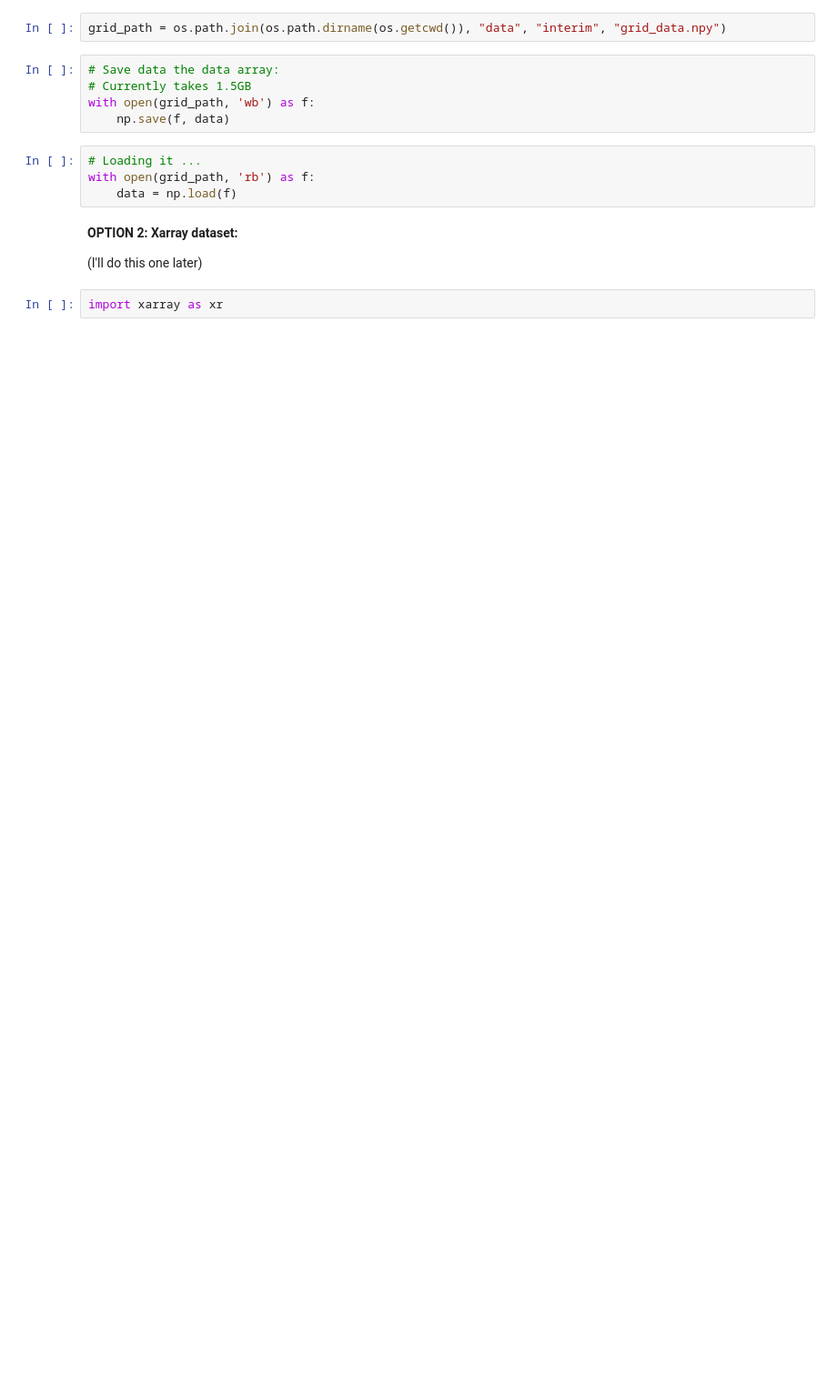
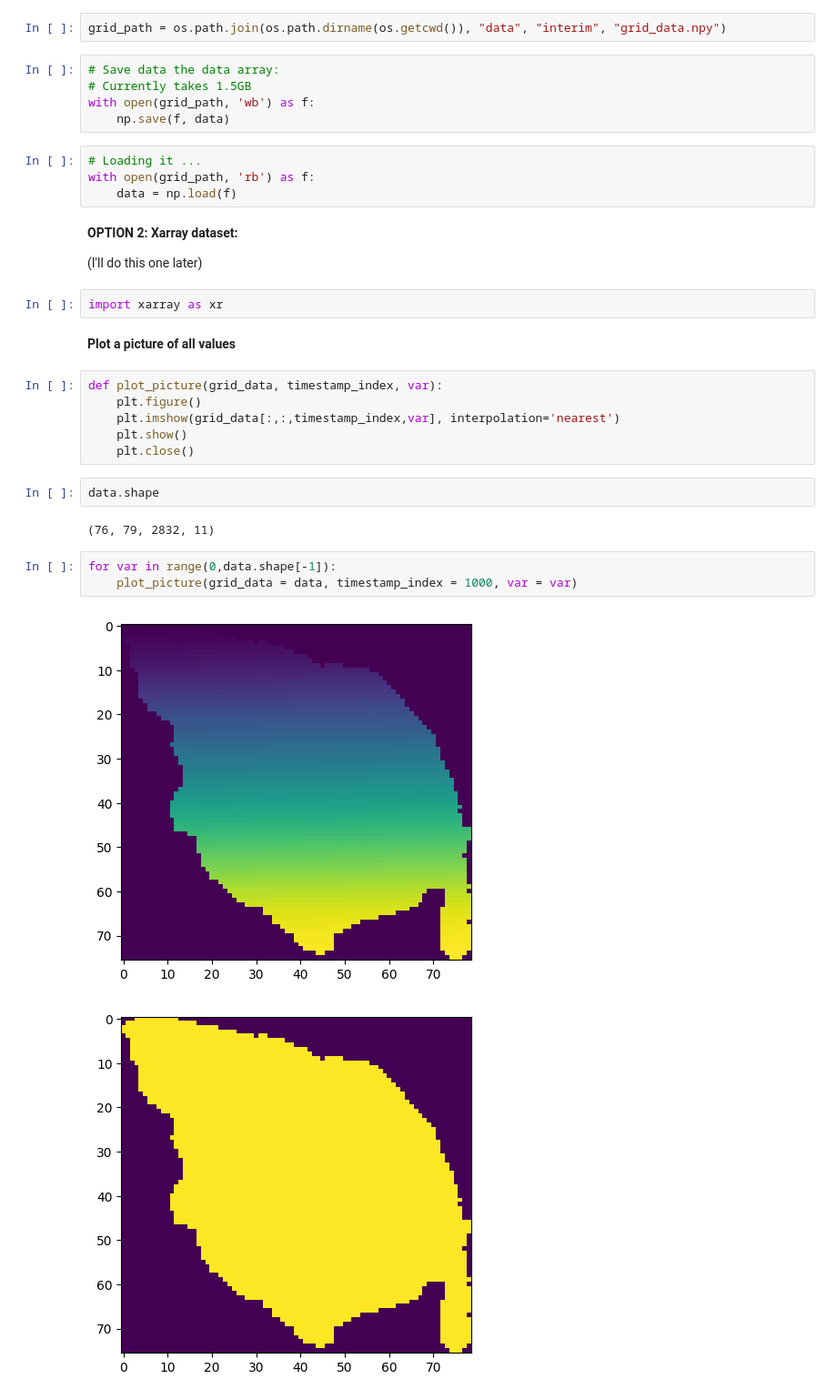
Before and after one commit to duarteoliper/WDL_2023, a Jupyter notebook: notebooks/preprocess_grid.ipynb, the cells around one changed output. Shown: that part at 91% size. Cells and saved outputs as stored; diff of their text form; blank space fills up the shorter version.

Commit message:
feat: plot picture of all values

```diff
--- a/notebooks/preprocess_grid.ipynb
+++ b/notebooks/preprocess_grid.ipynb
@@ -119,3 +127,21 @@ with open(grid_path, 'rb') as f:
 (I'll do this one later)
 # %%
 import xarray as xr
+# %% [markdown]
+**Plot a picture of all values**
+# %%
+def plot_picture(grid_data, timestamp_index, var):
+    plt.figure()
+    plt.imshow(grid_data[:,:,timestamp_index,var], interpolation='nearest')
+    plt.show()
+    plt.close()
+# %%
+data.shape
+# %% [output]
+(76, 79, 2832, 11)
+# %%
+for var in range(0,data.shape[-1]):
+    plot_picture(grid_data = data, timestamp_index = 1000, var = var)
+# %% [output]
+[figure, added]
+[figure, added]
```
Also changed, not shown: parts of 4 cells of this notebook.
